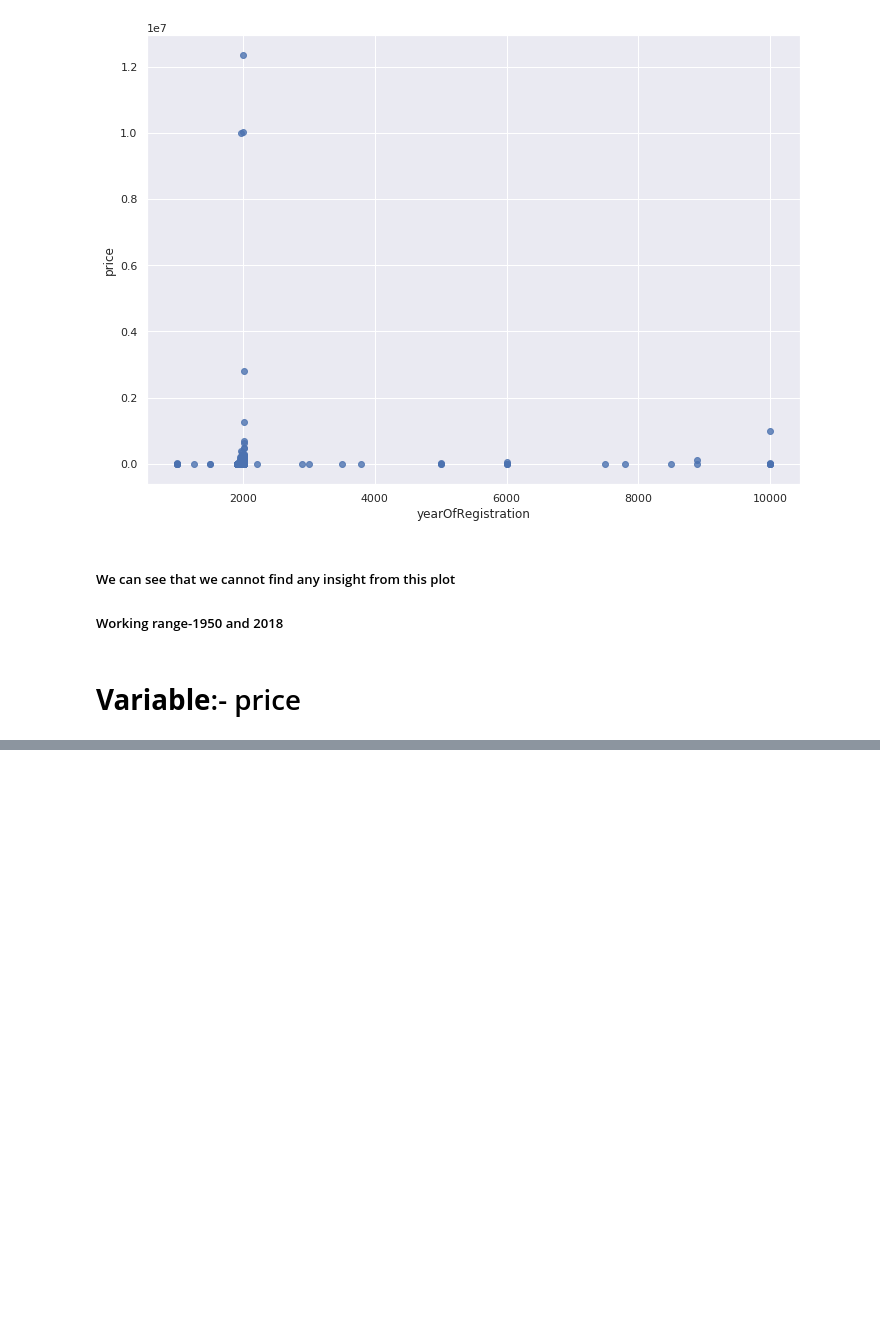
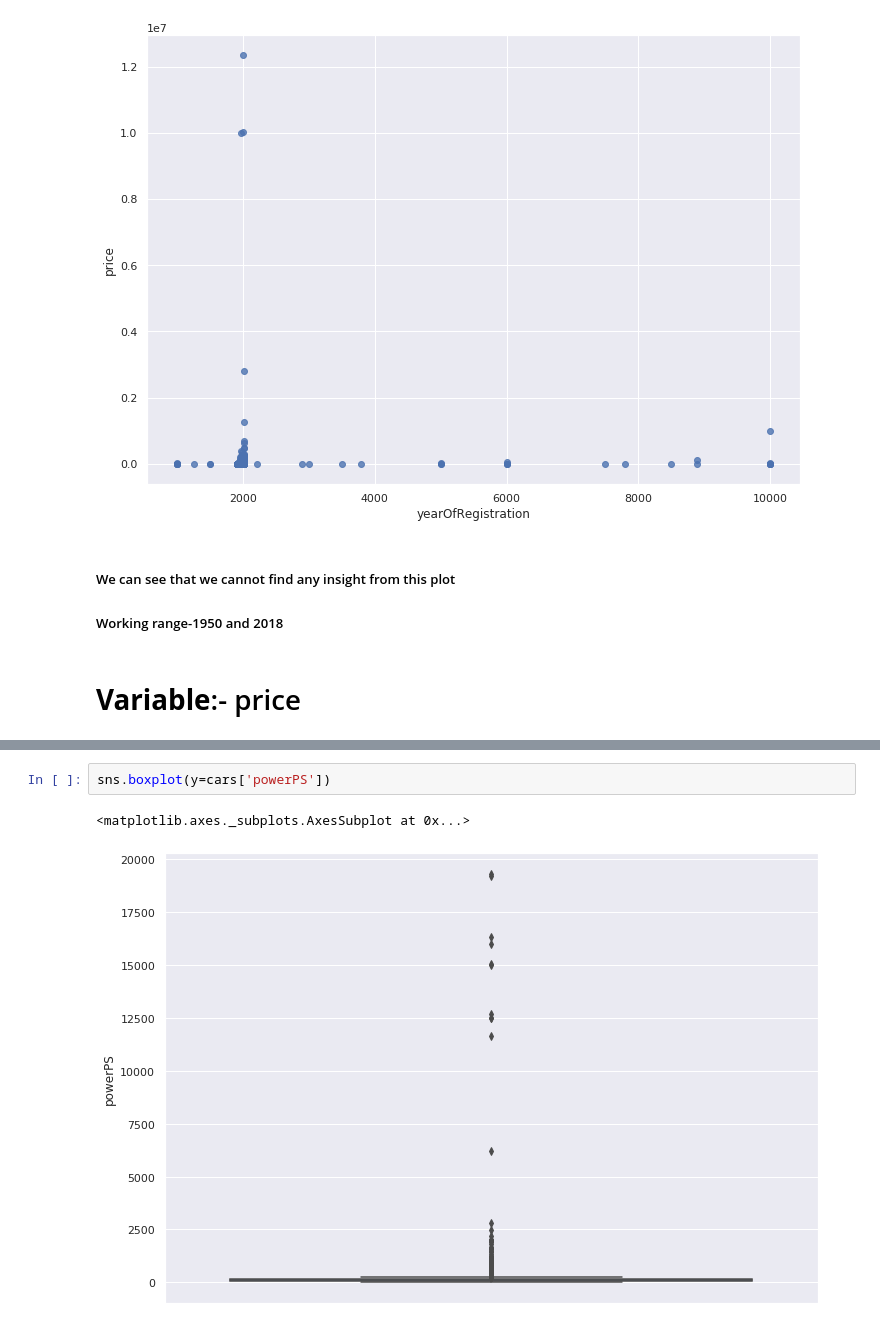
Before and after one commit to ManishShah120/Py4DSci, a Jupyter notebook: Predicting_Price_of_Pre_Owned_Cars.ipynb, the cells around one changed output, grey strips where cells are left out. Saved outputs shown, nothing was run; the diff lists cells and outputs as text; blank space fills up the shorter version.

```diff
--- a/Predicting_Price_of_Pre_Owned_Cars.ipynb
+++ b/Predicting_Price_of_Pre_Owned_Cars.ipynb
@@ -274,0 +367,5 @@ Time Stamp:-15:11
+# %%
+sns.boxplot(y=cars['powerPS'])
+# %% [output]
+<matplotlib.axes._subplots.AxesSubplot at 0x...>
+[figure, added]
```
Also changed, not shown: parts of 23 cells of this notebook.
